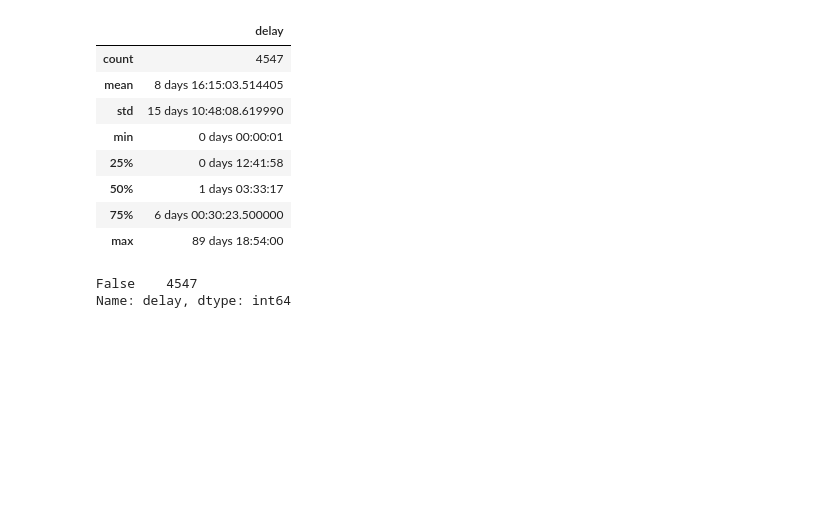
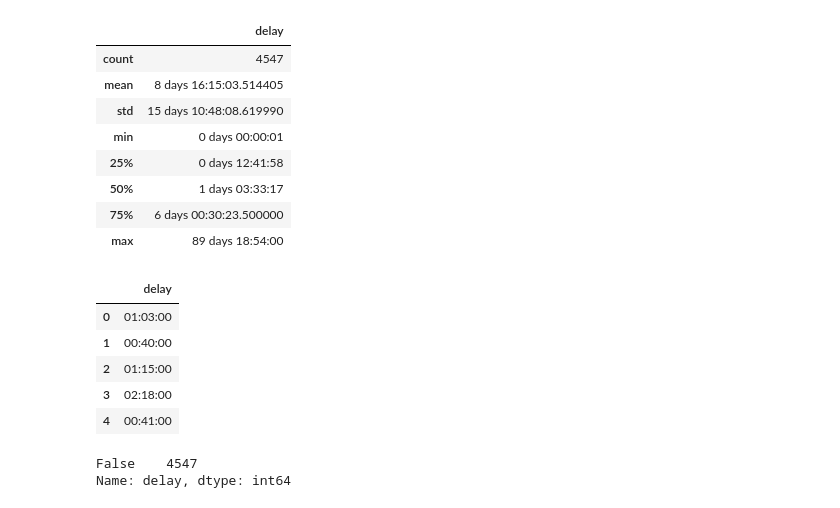
Before and after one commit to ledeprogram/algorithms, a Jupyter notebook: class4/homework/pc_radhika_4_1.ipynb, the cells around one changed output. Saved outputs shown, nothing was run; the diff lists cells and outputs as text; code cells hidden in the pictures; blank space fills up the shorter version.

```diff
--- a/class4/homework/pc_radhika_4_1.ipynb
+++ b/class4/homework/pc_radhika_4_1.ipynb
@@ -187,6 +217,15 @@ delay_delta.describe()
 | 50% | 1 days 03:33:17 |
 | 75% | 6 days 00:30:23.500000 |
 | max | 89 days 18:54:00 |
+# %%
+delay_delta.head()
+# %% [output]
+|  | delay |
+| 0 | 01:03:00 |
+| 1 | 00:40:00 |
+| 2 | 01:15:00 |
+| 3 | 02:18:00 |
+| 4 | 00:41:00 |
 # %%
 #now all the null values have been removed. great ! now i can test with a dataframe.
 delay_delta['delay'].isnull().value_counts()
```
Also changed, not shown: parts of 19 cells of this notebook.
